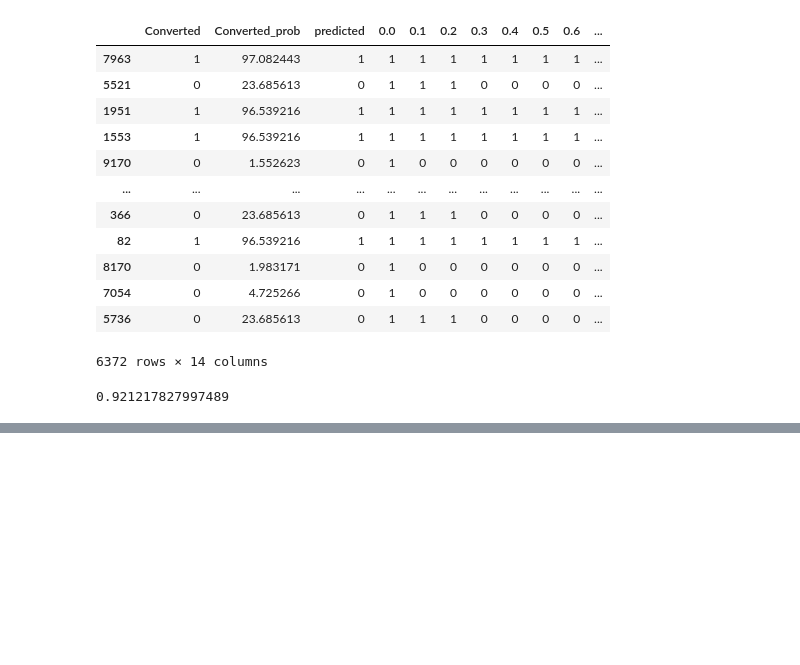
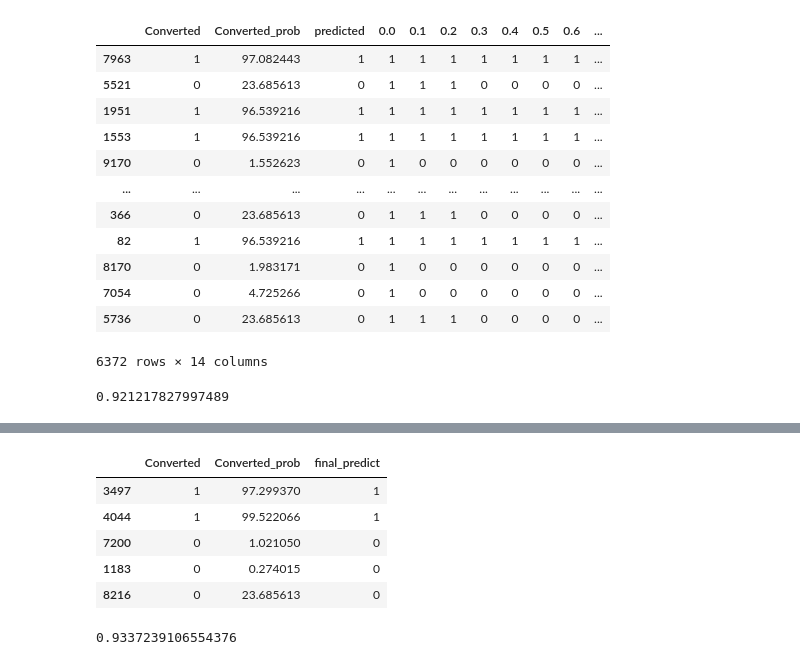
Before and after one commit to Rajeswar7913/GitHub-test, a Jupyter notebook: Lead_Score.ipynb, the cells around one changed output, grey strips where cells are left out. Saved outputs shown, nothing was run; the diff lists cells and outputs as text; code cells hidden in the pictures; blank space fills up the shorter version.

Commit message:
Created using Colab predict with test set

```diff
--- a/Lead_Score.ipynb
+++ b/Lead_Score.ipynb
@@ -1073,0 +1078,7 @@ print(metrics.accuracy_score(y_train_pred_final5.Converted, y_train_pred_final5[
+# %%
+# add const to X-test
+X_test = sm.add_constant(X_test)
+# %%
+# Getting the predicted values on the test set
+y_test_pred = res5.predict(X_test)
+y_test_pred[:10]
@@ -1073,0 +1098,3 @@ print(metrics.accuracy_score(y_train_pred_final5.Converted, y_train_pred_final5[
+# %%
+y_test_pred_final = pd.DataFrame({'Converted':y_test.values, 'Converted_prob':y_test_pred*100})
+y_test_pred_final.head()
@@ -1073,0 +1108,16 @@ print(metrics.accuracy_score(y_train_pred_final5.Converted, y_train_pred_final5[
+# %%
+y_test_pred_final['final_predict'] = y_test_pred_final.Converted_prob.apply(lambda x: 1 if x >28 else 0)
+# %%
+y_test_pred_final.head()
+# %% [output]
+|  | Converted | Converted_prob | final_predict |
+| 3497 | 1 | 97.299370 | 1 |
+| 4044 | 1 | 99.522066 | 1 |
+| 7200 | 0 | 1.021050 | 0 |
+| 1183 | 0 | 0.274015 | 0 |
+| 8216 | 0 | 23.685613 | 0 |
+# %%
+# Let's check the overall accuracy.
+print(metrics.accuracy_score(y_test_pred_final.Converted, y_test_pred_final['final_predict']))
+# %% [output]
+0.9337239106554376
```
Also changed, not shown: parts of 4 cells of this notebook.
